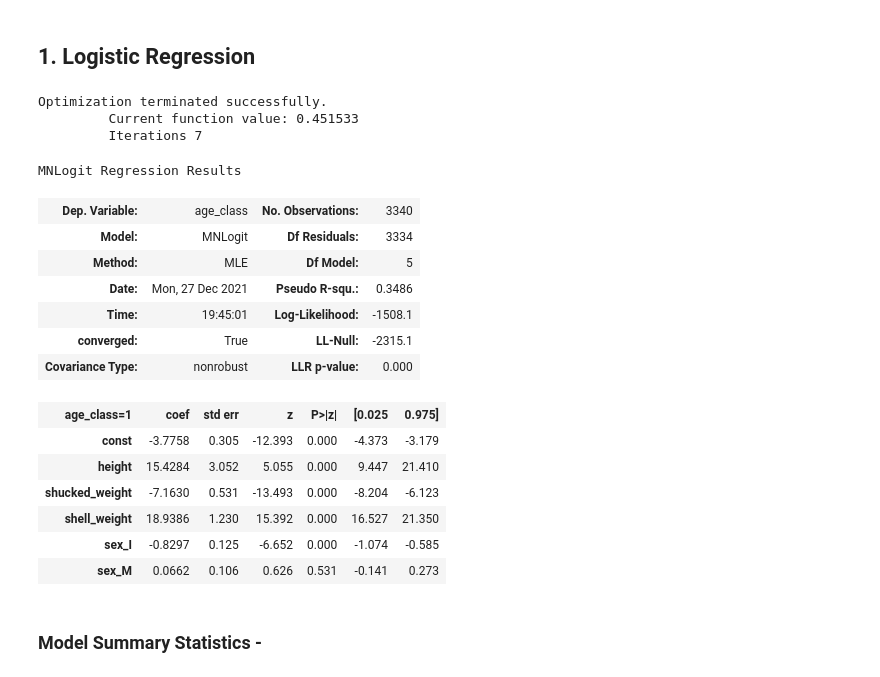
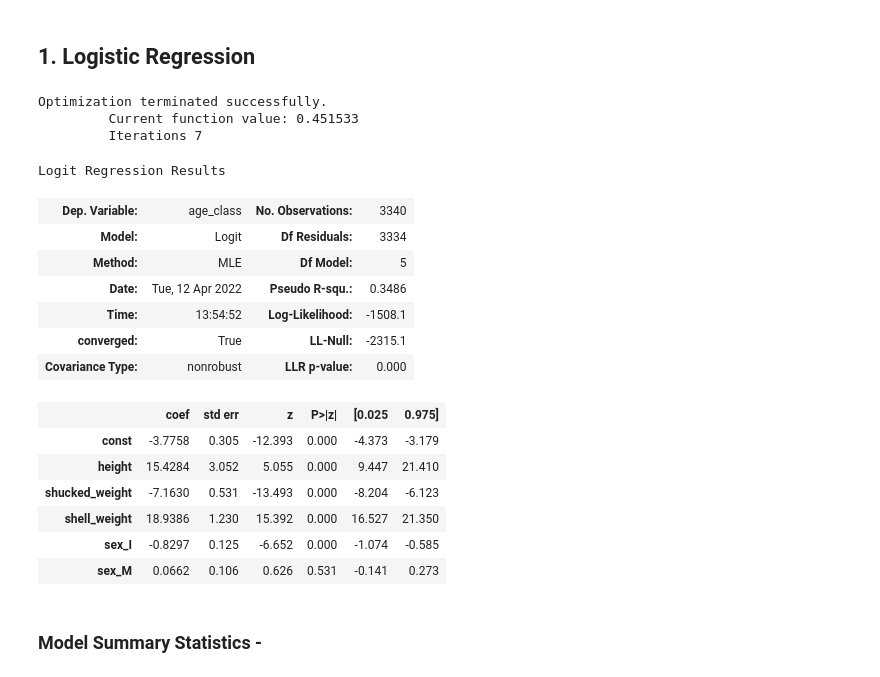
Before and after one commit to faheemrajwadkar/Abalone-Classification, a Jupyter notebook: Abalone - Logistic Regression.ipynb, the cells around one changed output. Drawn from its saved outputs; the diff is of its cells as text; code cells hidden in the pictures.

```diff
--- a/Abalone - Logistic Regression.ipynb
+++ b/Abalone - Logistic Regression.ipynb
@@ -413,23 +425,23 @@ y_test = (835,)
 # %% [markdown]
 ## 1. Logistic Regression
 # %%
-from statsmodels.api import MNLogit
+import statsmodels.api as sm
 
-logistic_regressor = MNLogit(y_train, X_train).fit()
+logistic_regressor = sm.Logit(y_train, X_train).fit()
 logistic_regressor.summary()
 # %% [output]
 Optimization terminated successfully.
          Current function value: 0.451533
          Iterations 7
-MNLogit Regression Results
+Logit Regression Results
 | Dep. Variable: | age_class | No. Observations: | 3340 |
-| Model: | MNLogit | Df Residuals: | 3334 |
+| Model: | Logit | Df Residuals: | 3334 |
 | Method: | MLE | Df Model: | 5 |
-| Date: | Mon, 27 Dec 2021 | Pseudo R-squ.: | 0.3486 |
-| Time: | 19:45:01 | Log-Likelihood: | -1508.1 |
+| Date: | Tue, 12 Apr 2022 | Pseudo R-squ.: | 0.3486 |
+| Time: | 13:54:52 | Log-Likelihood: | -1508.1 |
 | converged: | True | LL-Null: | -2315.1 |
 | Covariance Type: | nonrobust | LLR p-value: | 0.000 |
-| age_class=1 | coef | std err | z | P>|z| | [0.025 | 0.975] |
+|  | coef | std err | z | P>|z| | [0.025 | 0.975] |
 | const | -3.7758 | 0.305 | -12.393 | 0.000 | -4.373 | -3.179 |
 | height | 15.4284 | 3.052 | 5.055 | 0.000 | 9.447 | 21.410 |
 | shucked_weight | -7.1630 | 0.531 | -13.493 | 0.000 | -8.204 | -6.123 |
```
Also changed, not shown: parts of 12 cells of this notebook, 6 other files.
